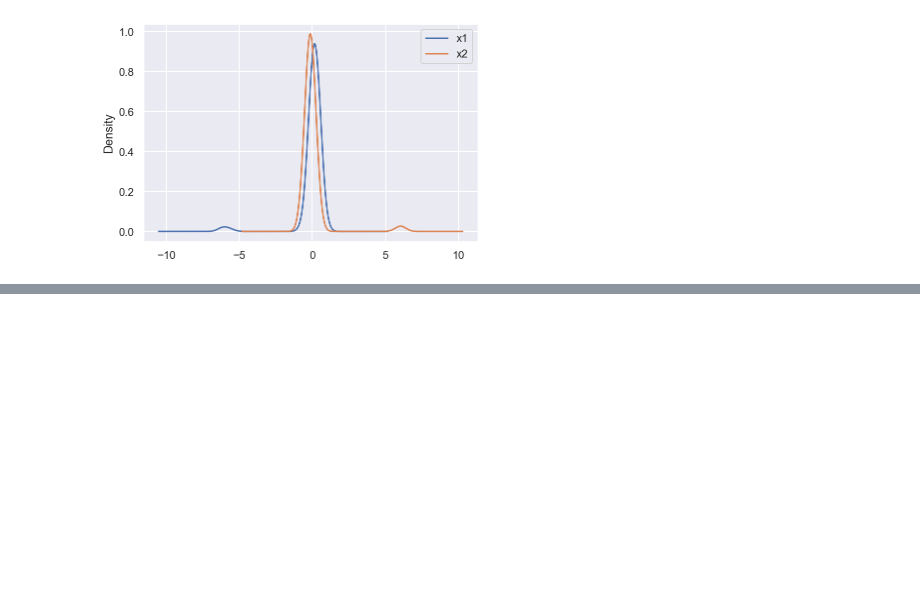
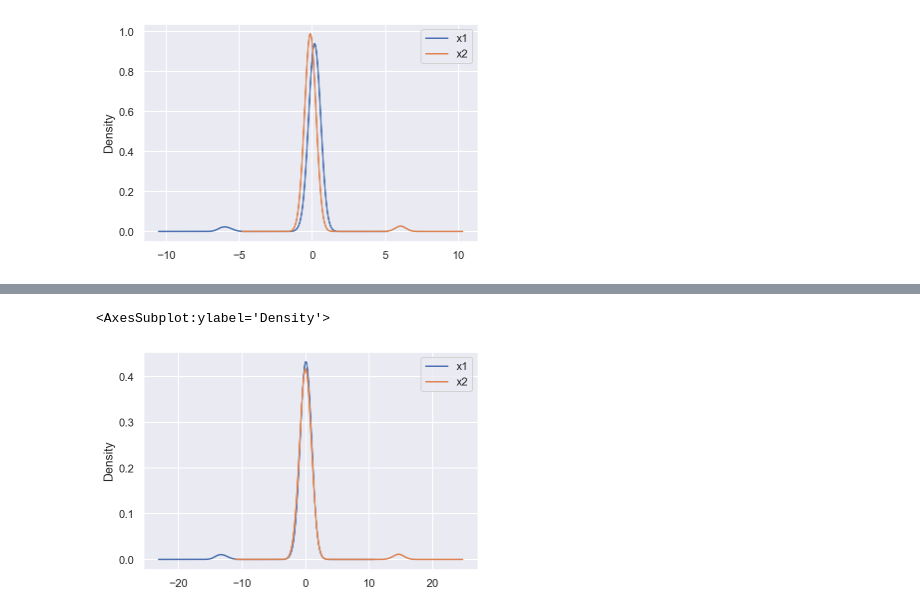
Before and after one commit to yu04038/DataProcess-Analysis, a Jupyter notebook: 8월 18일(3).ipynb, the cells around one changed output, grey strips where cells are left out. Cells and saved outputs as stored; diff of their text form; code cells hidden in the pictures; blank space fills up the shorter version.

```diff
--- a/8월 18일(3).ipynb
+++ b/8월 18일(3).ipynb
@@ -105,0 +120,7 @@ df.plot.kde()
+# %%
+data_tf = RobustScaler().fit_transform(df)
+df = pd.DataFrame(data_tf, columns=['x1', 'x2'])
+df.plot.kde()
+# %% [output]
+<AxesSubplot:ylabel='Density'>
+[figure, added]
```
Also changed, not shown: parts of 8 cells of this notebook.
